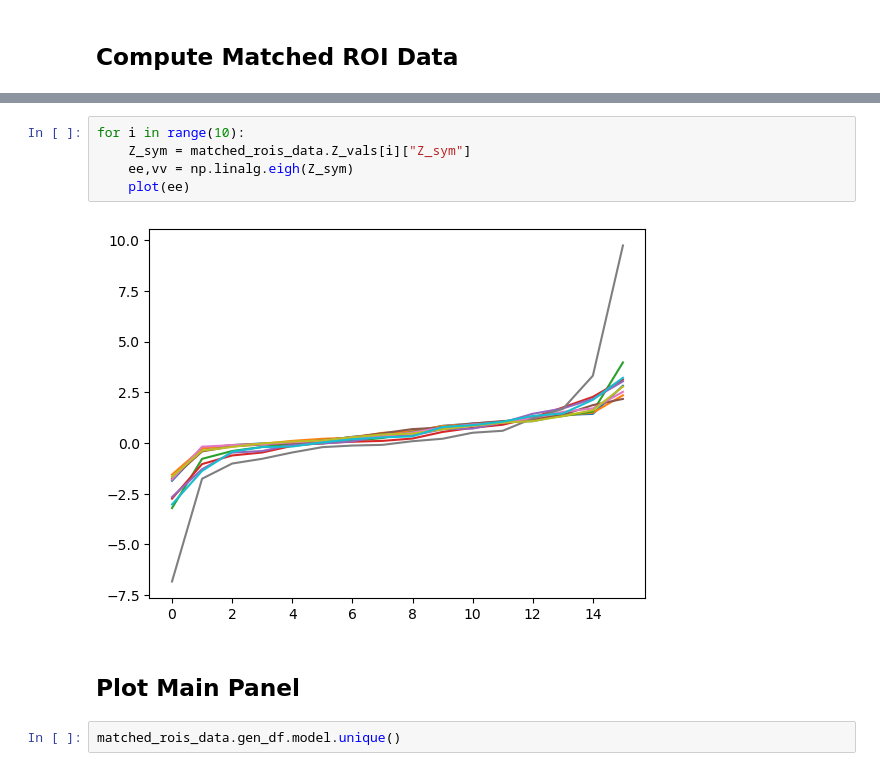
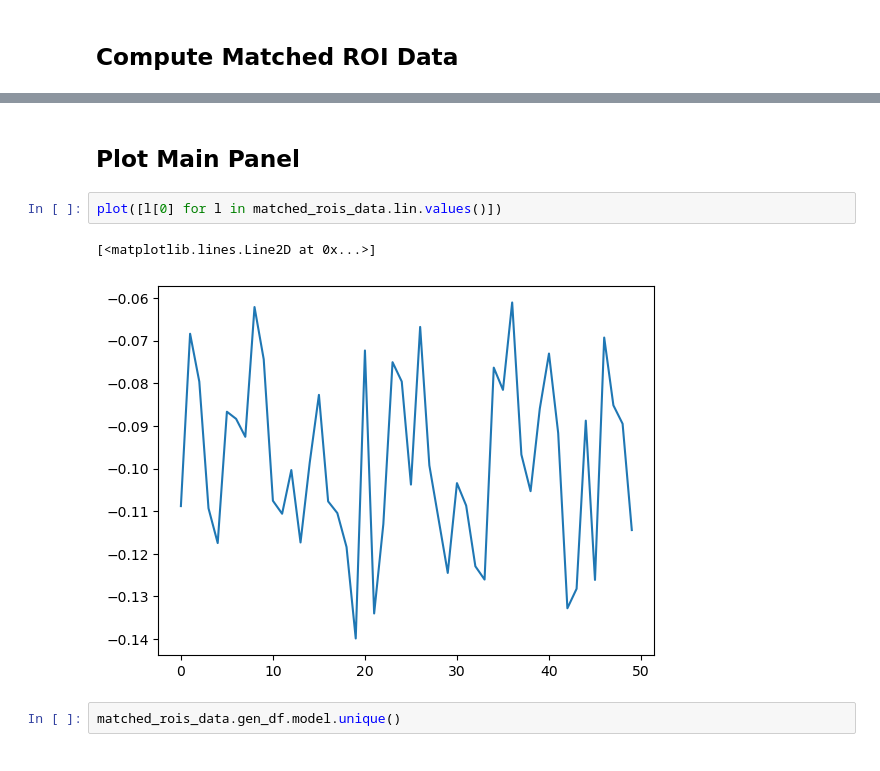
Before and after one commit to stootoon/glom-io-transform-release, a Jupyter notebook: glom_io_transform/analysis/fig_driver.ipynb, the cells around one changed output, grey strips where cells are left out. Cells and saved outputs as stored; diff of their text form.

```diff
--- a/glom_io_transform/analysis/fig_driver.ipynb
+++ b/glom_io_transform/analysis/fig_driver.ipynb
@@ -175,15 +175,13 @@ Message of BEST: CONVERGENCE: RELATIVE REDUCTION OF F <= FACTR*EPSMCH
 COV_LOSS at BEST solution: 5.10826421e-02 (regularization target: 1.84637935e-01)
 FINISHED MINIMIZATION
     lambda = 3.16, 16 rois x 18 odours
-# %%
-for i in range(10):
-    Z_sym = matched_rois_data.Z_vals[i]["Z_sym"]
-    ee,vv = np.linalg.eigh(Z_sym)
-    plot(ee)
-# %% [output]
-[figure, removed]
 # %% [markdown]
 ## Plot Main Panel
+# %%
+plot([l[0] for l in matched_rois_data.lin.values()])
+# %% [output]
+[<matplotlib.lines.Line2D at 0x...>]
+[figure, added]
 # %%
 matched_rois_data.gen_df.model.unique()
 # %% [output]
```
Also changed, not shown: parts of 4 cells of this notebook.
